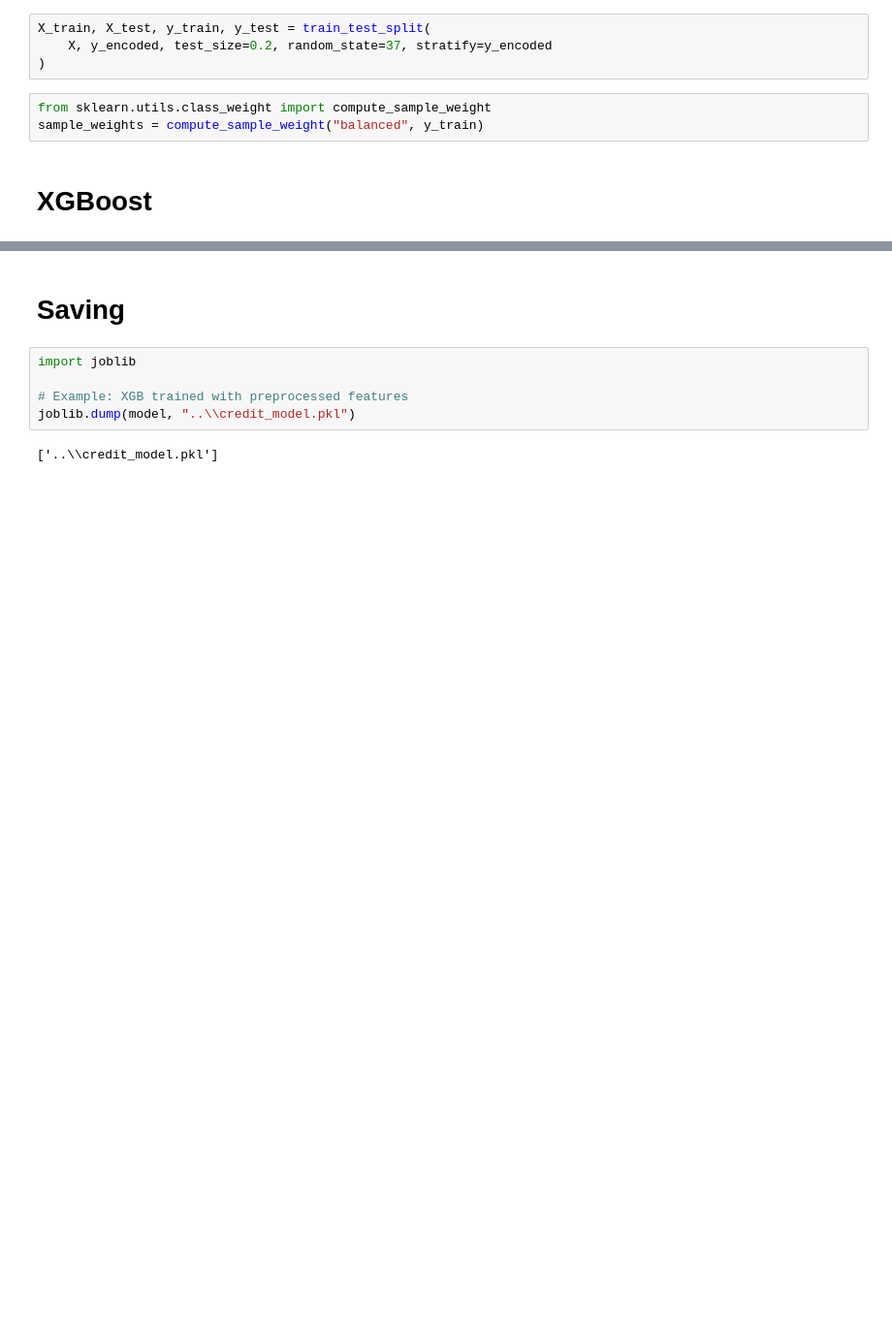
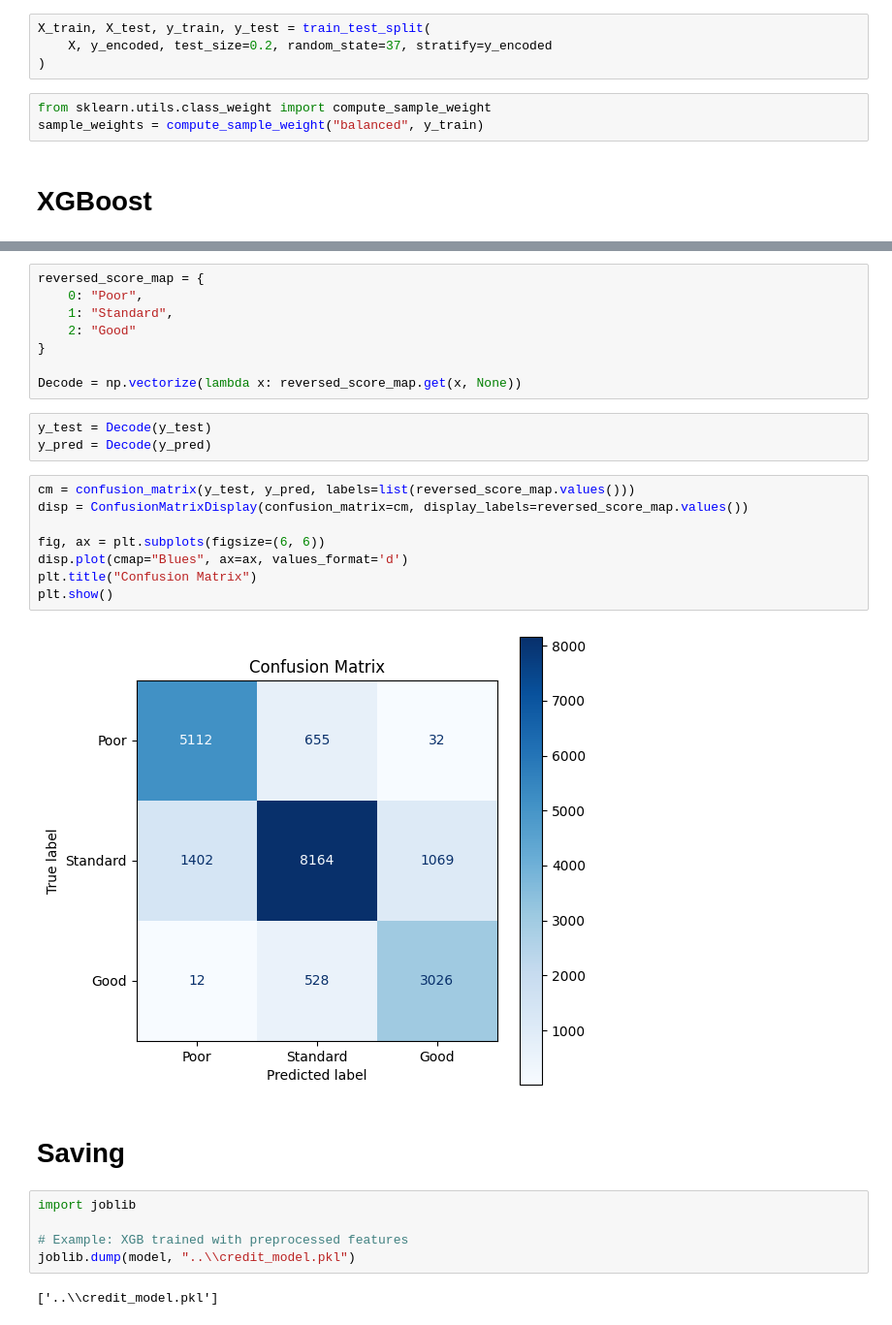
Before and after one commit to OZakaria37/Credit-Scoring, a Jupyter notebook: notebooks/modeling.ipynb, the cells around one changed output, grey strips where cells are left out. Shown: that part at 97% size. Drawn from its saved outputs; the diff is of its cells as text; blank space fills up the shorter version.

```diff
--- a/notebooks/modeling.ipynb
+++ b/notebooks/modeling.ipynb
@@ -92,3 +112,24 @@ weighted avg       0.82      0.81      0.81     20000
+# %%
+reversed_score_map = {
+    0: "Poor",
+    1: "Standard",
+    2: "Good"
+}
+
+Decode = np.vectorize(lambda x: reversed_score_map.get(x, None))
+# %%
+y_test = Decode(y_test)
+y_pred = Decode(y_pred)
+# %%
+cm = confusion_matrix(y_test, y_pred, labels=list(reversed_score_map.values()))
+disp = ConfusionMatrixDisplay(confusion_matrix=cm, display_labels=reversed_score_map.values())
+
+fig, ax = plt.subplots(figsize=(6, 6))
+disp.plot(cmap="Blues", ax=ax, values_format='d')
+plt.title("Confusion Matrix")
+plt.show()
+# %% [output]
+[figure, added]
 # %% [markdown]
 # Saving
 # %%
```
Also changed, not shown: parts of 6 cells of this notebook, 1 other file.
